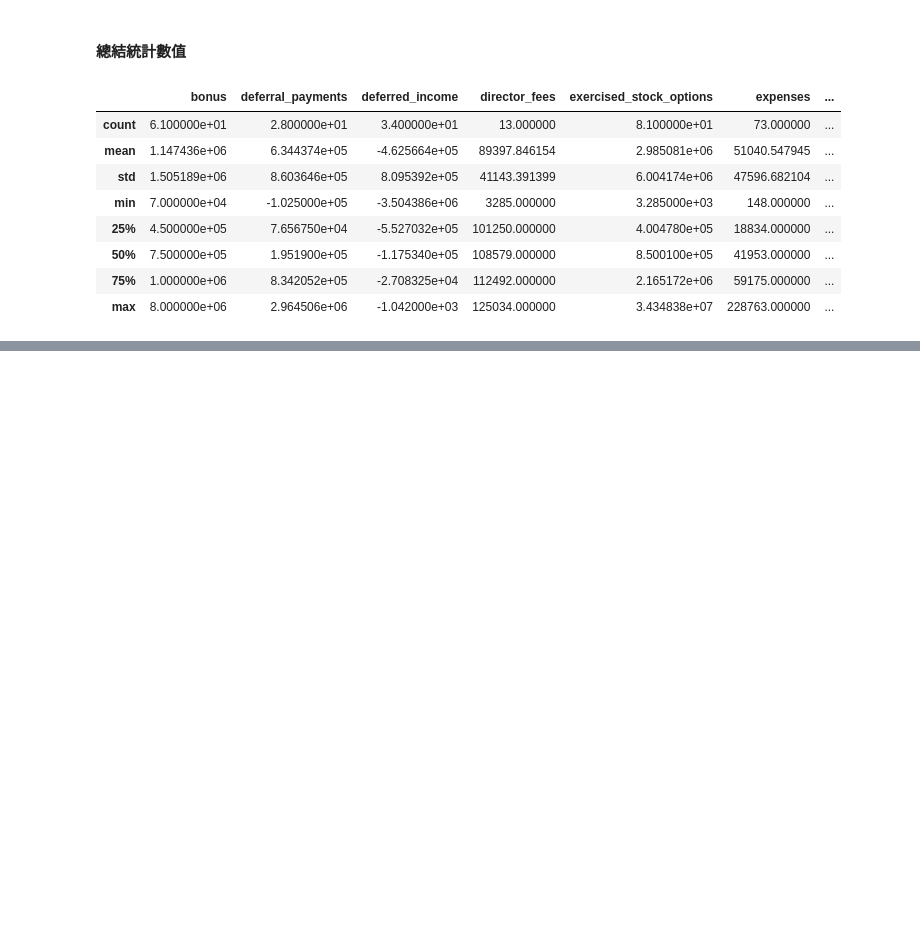
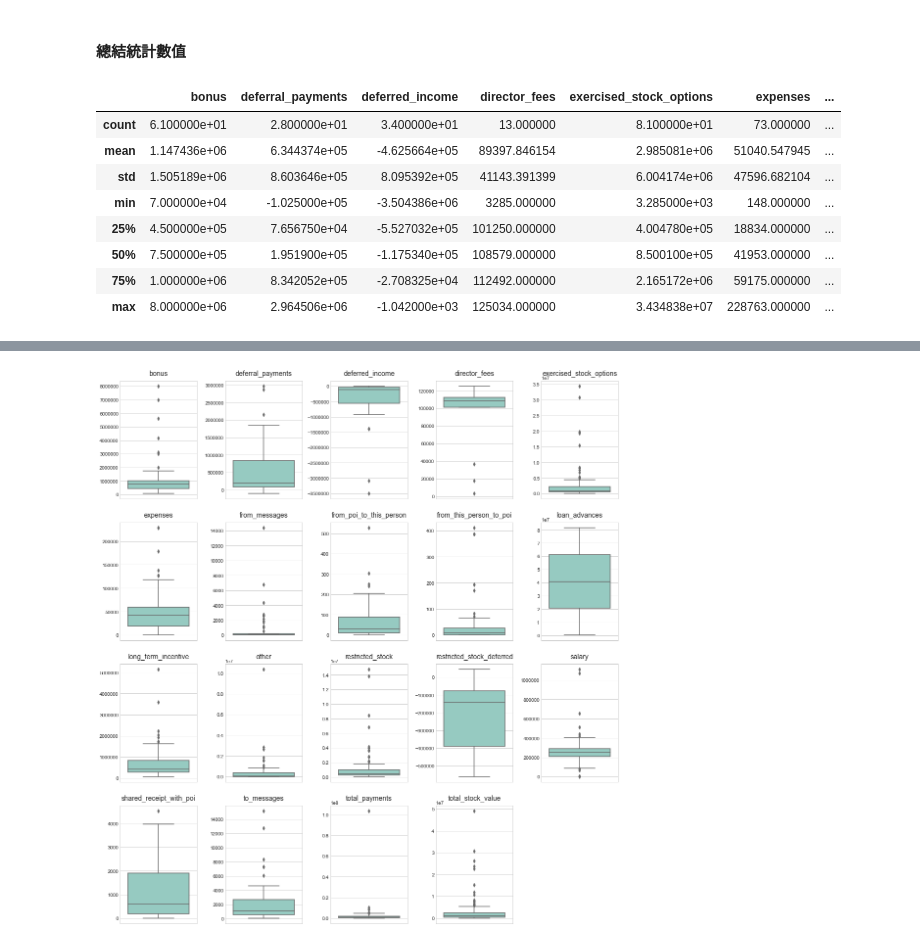
Before and after one commit to eatPizza311/ML100-Days, a Jupyter notebook: Homework/midterm.ipynb, the cells around one changed output, grey strips where cells are left out. Cells and saved outputs as stored; diff of their text form; code cells hidden in the pictures; blank space fills up the shorter version.

```diff
--- a/Homework/midterm.ipynb
+++ b/Homework/midterm.ipynb
@@ -195,0 +202,17 @@ df_train.describe()
+# %%
+df_num = df_train.select_dtypes(exclude=["object", "bool"])
+col = df_num.columns.values
+number_of_columns = 5
+number_of_rows = (len(col)-1)//number_of_columns + 1
+plt.figure(figsize=(3*number_of_columns, 5*number_of_rows))
+
+for i in range(0,len(col)):
+    plt.subplot(number_of_rows + 1,number_of_columns,i+1)
+    sns.set_style('whitegrid')
+    sns.boxplot(df_num[col[i]], palette="Set3", orient='v')
+    plt.title(col[i], size=14, y=1.02)s
+    plt.ylabel('')
+    plt.tight_layout()
+    plt.subplots_adjust(hspace=0.2)
+# %% [output]
+[figure, added]
```
Also changed, not shown: parts of 1 cell of this notebook.
